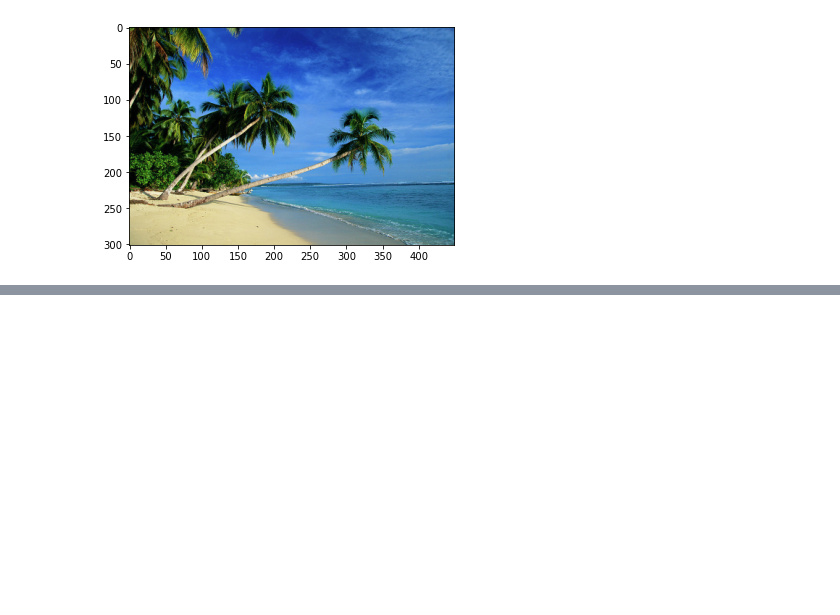
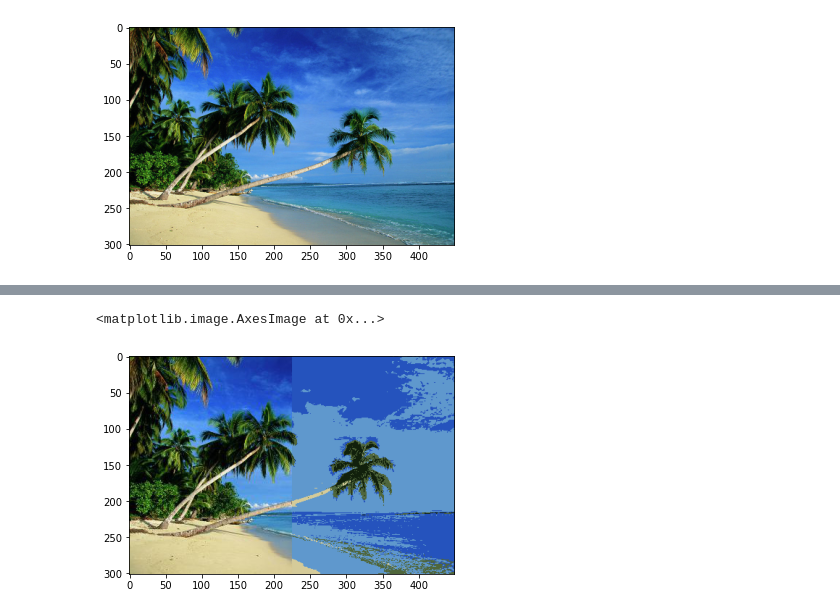
Before and after one commit to jainsanyam786/Intro_To_AI, a Jupyter notebook: Project4/Image_Recoloration.ipynb, the cells around one changed output, grey strips where cells are left out. Cells and saved outputs as stored; diff of their text form; code cells hidden in the pictures; blank space fills up the shorter version.

```diff
--- a/Project4/Image_Recoloration.ipynb
+++ b/Project4/Image_Recoloration.ipynb
@@ -66,0 +195,7 @@ B = ogimage[:,:,2].flatten()
+# %%
+testingImage = og
+complete_image = np.column_stack((trainingImage,testingImage))
+plt.imshow(complete_image)
+# %% [output]
+<matplotlib.image.AxesImage at 0x...>
+[figure, added]
```
Also changed, not shown: parts of 20 cells of this notebook, 2 other files.
